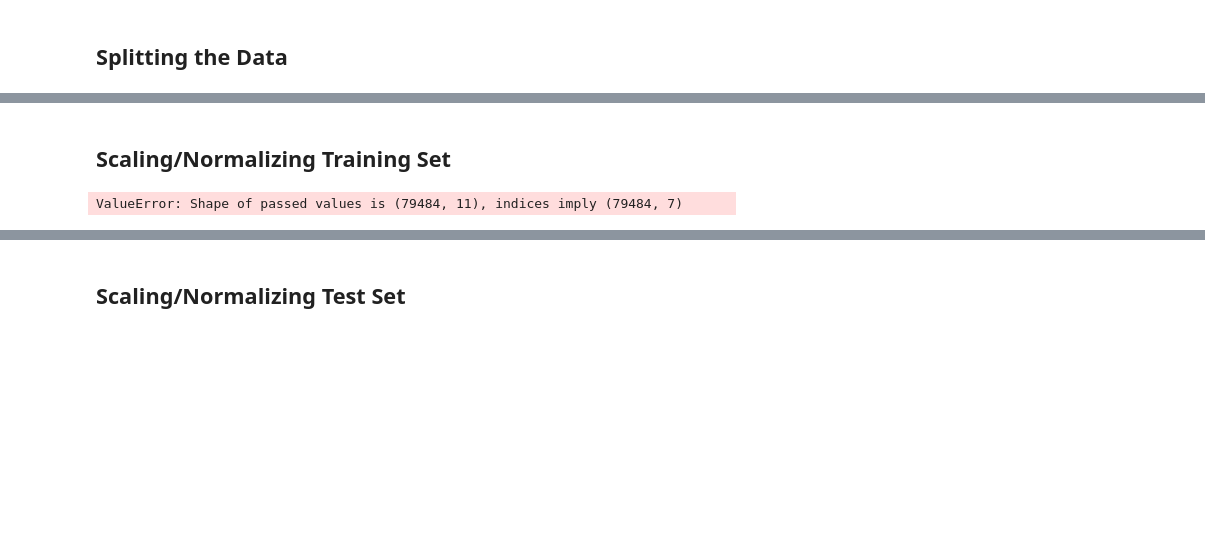
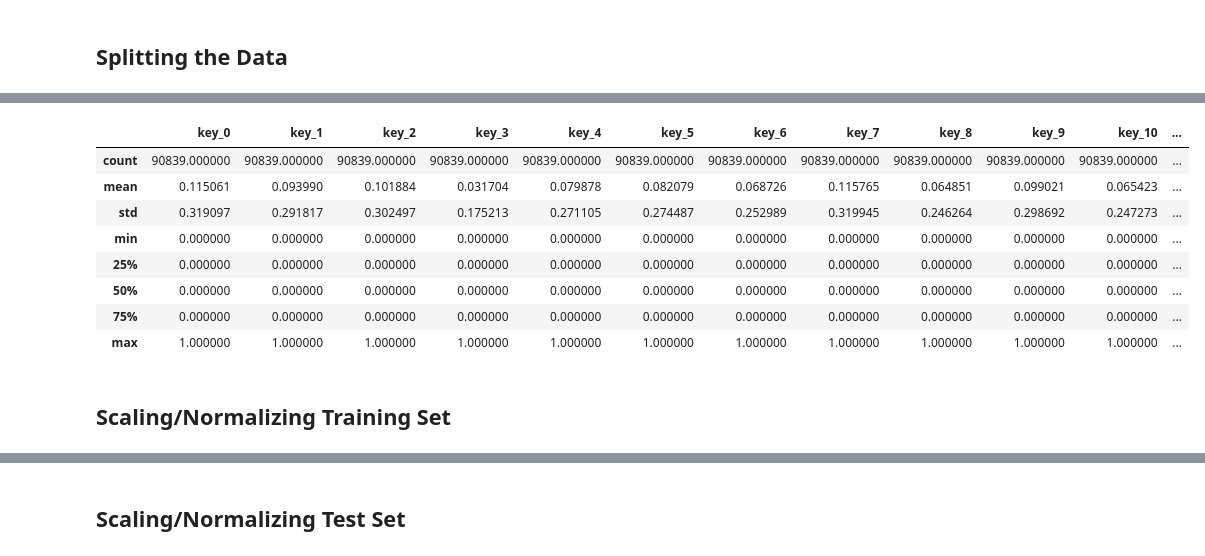
Before and after one commit to tomgrbz/ds3000phase4, a Jupyter notebook: Inital_EDA.ipynb, the cells around one changed output, grey strips where cells are left out. Cells and saved outputs as stored; diff of their text form; code cells hidden in the pictures; blank space fills up the shorter version.

Commit message:
more encoding and transformations with columntransformer

```diff
--- a/Inital_EDA.ipynb
+++ b/Inital_EDA.ipynb
@@ -203,10 +203,7 @@ X_train, X_test, y_train, y_test = train_test_split(X,              #the input f
                                                     shuffle=True
                                                    )
 # %%
-X_train = None
-X_test = None
-y_train = None
-y_test = None
+
 def reset_test():
     X_train, X_test, y_train, y_test = train_test_split(X,              #the input features
                                                     y,              #the label
@@ -238,0 +226,12 @@ AttributeError: 'NoneType' object has no attribute 'describe'
+# %%
+ctr = ColumnTransformer([('minmax', MinMaxScaler(), ['tempo', 'duration_mins',]),
+                        ('categorical', OneHotEncoder(), ['key']),
+                        ('std', StandardScaler(), ['instrumentalness', 'liveness', 'speechiness'])],
+                       remainder='passthrough')
+# %%
+train_enc = ctr.fit_transform(X_train)
+encoded_column_feature_names = ctr.get_feature_names_out(X.columns)
+X_train = pd.DataFrame(train_enc, columns=encoded_column_feature_names)
+test_enc = ctr.fit_transform(X_test)
+encoded_column_feature_names = ctr.get_feature_names_out(X.columns)
+X_test = pd.DataFrame(test_enc, columns=encoded_column_feature_names)
@@ -239,3 +264,20 @@ AttributeError: 'NoneType' object has no attribute 'describe'
+# %%
+one = OneHotEncoder()
+copye = X_train[['key']].copy()
+encoded_column = one.fit_transform(copye)
+encoded_column_feature_names = one.get_feature_names_out(['key'])
+df_encoded_column = pd.DataFrame(encoded_column.toarray(), columns=encoded_column_feature_names)
+df_encoded_column.describe()
+# %% [output]
+|  | key_0 | key_1 | key_2 | key_3 | key_4 | key_5 | key_6 | key_7 | key_8 | key_9 | key_10 | ... |
+| count | 90839.000000 | 90839.000000 | 90839.000000 | 90839.000000 | 90839.000000 | 90839.000000 | 90839.000000 | 90839.000000 | 90839.000000 | 90839.000000 | 90839.000000 | ... |
+| mean | 0.115061 | 0.093990 | 0.101884 | 0.031704 | 0.079878 | 0.082079 | 0.068726 | 0.115765 | 0.064851 | 0.099021 | 0.065423 | ... |
+| std | 0.319097 | 0.291817 | 0.302497 | 0.175213 | 0.271105 | 0.274487 | 0.252989 | 0.319945 | 0.246264 | 0.298692 | 0.247273 | ... |
+| min | 0.000000 | 0.000000 | 0.000000 | 0.000000 | 0.000000 | 0.000000 | 0.000000 | 0.000000 | 0.000000 | 0.000000 | 0.000000 | ... |
+| 25% | 0.000000 | 0.000000 | 0.000000 | 0.000000 | 0.000000 | 0.000000 | 0.000000 | 0.000000 | 0.000000 | 0.000000 | 0.000000 | ... |
+| 50% | 0.000000 | 0.000000 | 0.000000 | 0.000000 | 0.000000 | 0.000000 | 0.000000 | 0.000000 | 0.000000 | 0.000000 | 0.000000 | ... |
+| 75% | 0.000000 | 0.000000 | 0.000000 | 0.000000 | 0.000000 | 0.000000 | 0.000000 | 0.000000 | 0.000000 | 0.000000 | 0.000000 | ... |
+| max | 1.000000 | 1.000000 | 1.000000 | 1.000000 | 1.000000 | 1.000000 | 1.000000 | 1.000000 | 1.000000 | 1.000000 | 1.000000 | ... |
 # %% [markdown]
 ## Scaling/Normalizing Training Set
 # %%
@@ -247,7 +284,0 @@ X_train = scaler.fit_transform(X_train[['danceability', 'energy', 'speechiness',
-# %%
-std_scaler = StandardScaler()
-X_train = std_scaler.fit_transform(X_train.to_numpy())
-
-X_train = pd.DataFrame(X_train, columns=['danceability', 'energy',  'speechiness', 'acousticness', 'instrumentalness', 'liveness', 'valence', ])
-# %% [output]
-ValueError: Shape of passed values is (79484, 11), indices imply (79484, 7)
```
Also changed, not shown: parts of 50 cells of this notebook.
